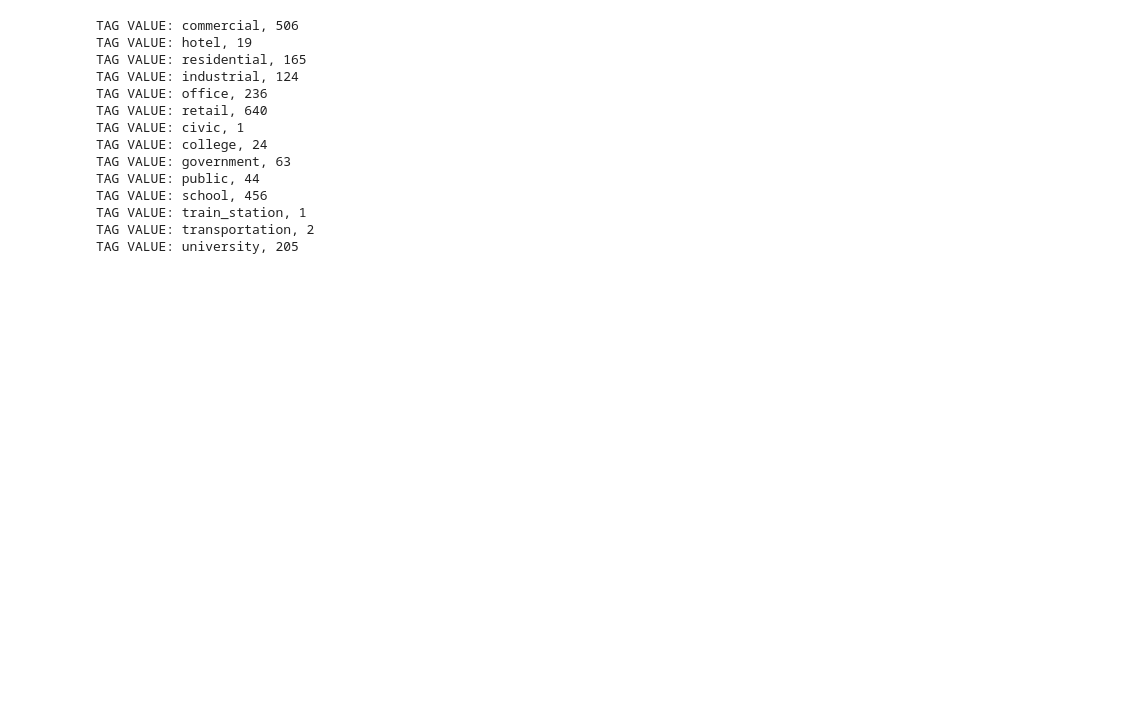
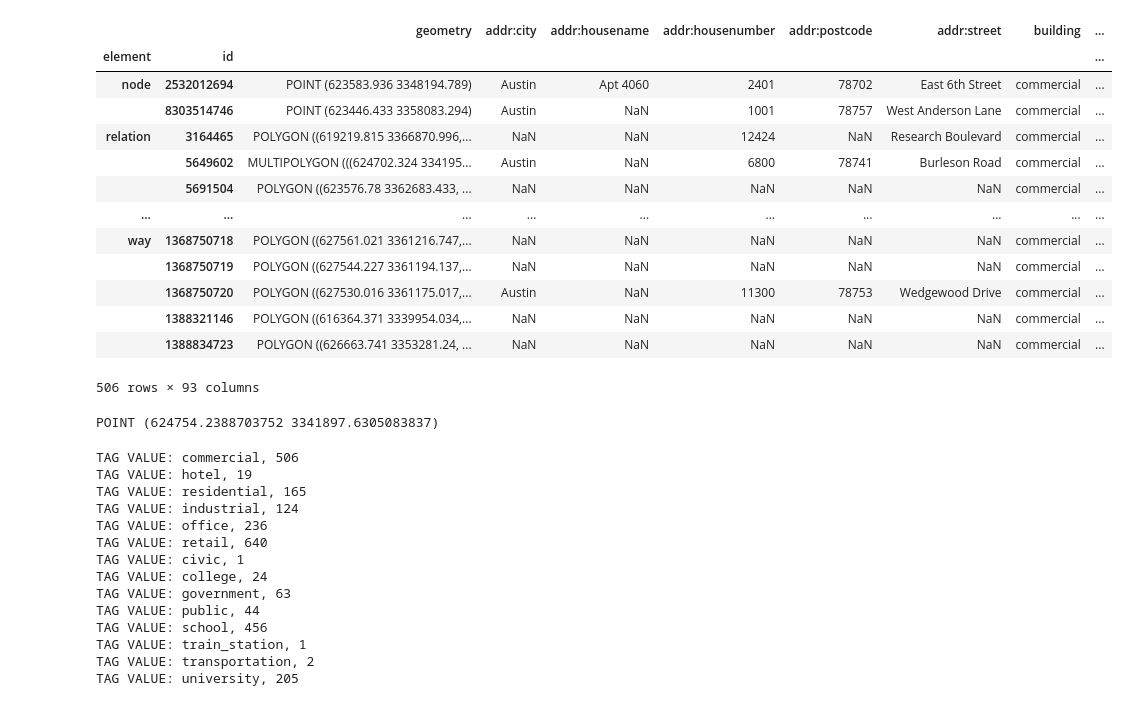
Before and after one commit to tresabhi/UAM_v2, a Jupyter notebook: gym-examples/gym_examples/envs/airspace_scratch.ipynb, the cells around one changed output. Cells and saved outputs as stored; diff of their text form; code cells hidden in the pictures; blank space fills up the shorter version.

```diff
--- a/gym-examples/gym_examples/envs/airspace_scratch.ipynb
+++ b/gym-examples/gym_examples/envs/airspace_scratch.ipynb
@@ -216,3 +297,27 @@ sample_poly_list
+# %%
+airspace.location_utm['commercial']
+# %% [output]
+|  |  | geometry | addr:city | addr:housename | addr:housenumber | addr:postcode | addr:street | building | ... |
+| element | id |  |  |  |  |  |  |  | ... |
+| node | 2532012694 | POINT (623583.936 3348194.789) | Austin | Apt 4060 | 2401 | 78702 | East 6th Street | commercial | ... |
+|  | 8303514746 | POINT (623446.433 3358083.294) | Austin | NaN | 1001 | 78757 | West Anderson Lane | commercial | ... |
+| relation | 3164465 | POLYGON ((619219.815 3366870.996,... | NaN | NaN | 12424 | NaN | Research Boulevard | commercial | ... |
+|  | 5649602 | MULTIPOLYGON (((624702.324 334195... | Austin | NaN | 6800 | 78741 | Burleson Road | commercial | ... |
+|  | 5691504 | POLYGON ((623576.78 3362683.433, ... | NaN | NaN | NaN | NaN | NaN | commercial | ... |
+| ... | ... | ... | ... | ... | ... | ... | ... | ... | ... |
+| way | 1368750718 | POLYGON ((627561.021 3361216.747,... | NaN | NaN | NaN | NaN | NaN | commercial | ... |
+|  | 1368750719 | POLYGON ((627544.227 3361194.137,... | NaN | NaN | NaN | NaN | NaN | commercial | ... |
+|  | 1368750720 | POLYGON ((627530.016 3361175.017,... | Austin | NaN | 11300 | 78753 | Wedgewood Drive | commercial | ... |
+|  | 1388321146 | POLYGON ((616364.371 3339954.034,... | NaN | NaN | NaN | NaN | NaN | commercial | ... |
+|  | 1388834723 | POLYGON ((626663.741 3353281.24, ... | NaN | NaN | NaN | NaN | NaN | commercial | ... |
+506 rows × 93 columns
+# %%
+is_multipolygon = airspace.location_utm['commercial'].geom_type == "MultiPolygon"
+multipolygon = airspace.location_utm['commercial'][is_multipolygon]
+type(multipolygon.geometry)
+print(multipolygon.geometry[0].centroid)
+# %% [output]
+POINT (624754.2388703752 3341897.6305083837)
 # %%
 #, ("building", "commercial")
 #                                     tag-list:   key, value                                aeroway is a top-level key (aka, top-level tag, feature tag, primary tag)
```
Also changed, not shown: parts of 6 cells of this notebook, 2 other files.
